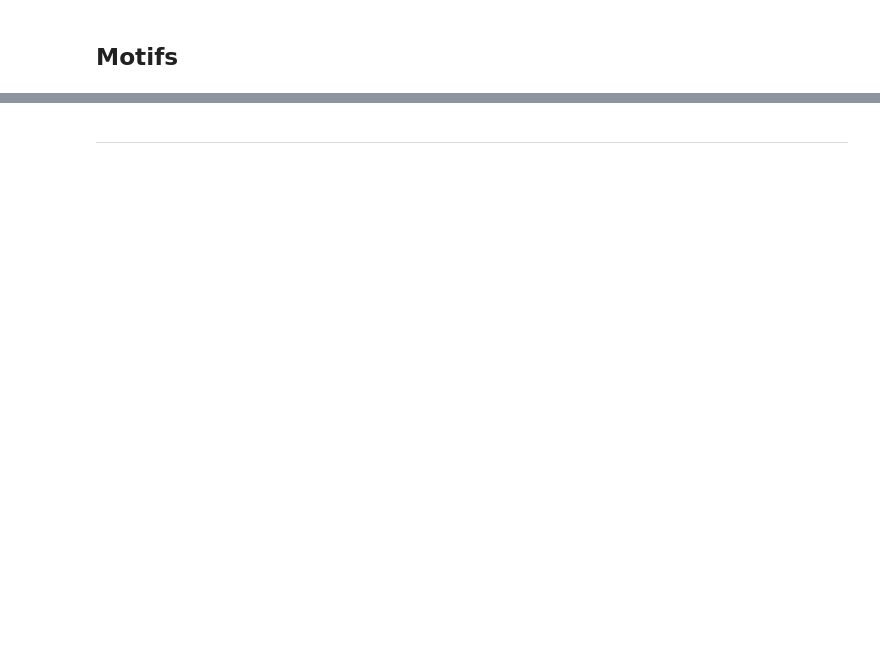
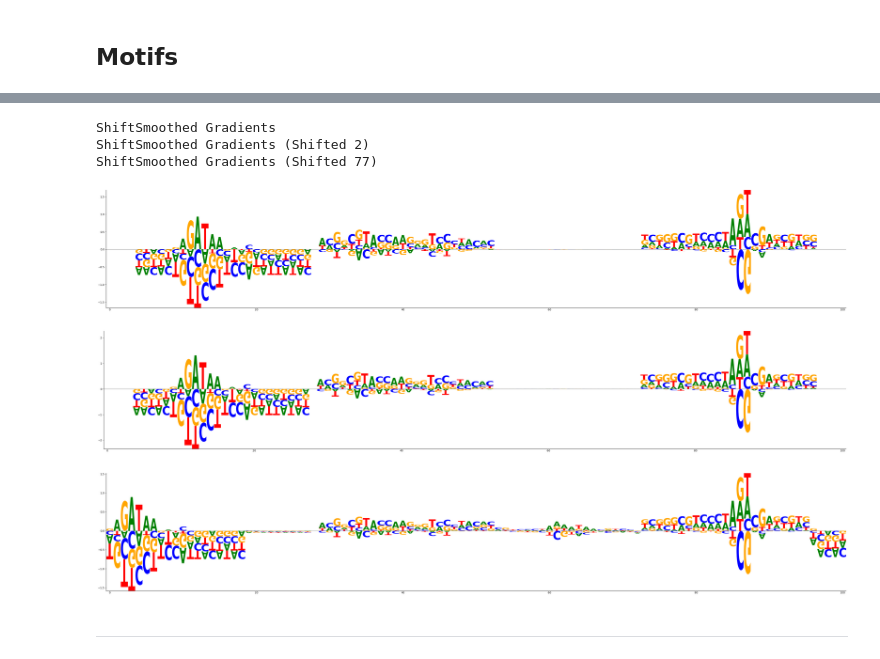
Before and after one commit to lab-rasool/TFBS, a Jupyter notebook: attributes.ipynb, the cells around one changed output, grey strips where cells are left out. Cells and saved outputs as stored; diff of their text form; code cells hidden in the pictures; blank space fills up the shorter version.

```diff
--- a/attributes.ipynb
+++ b/attributes.ipynb
@@ -197,2 +521,15 @@ dl_crp_df_logo = create_logo(attr_dl, figsize=[50, 8], scale_data=True)
+# %%
+print("ShiftSmoothed Gradients")
+shiftsmooth_crp_df_logo = create_logo(attr_shiftsmooth, figsize=[50, 8], scale_data=scale_data)
+for attr_shiftsmooth2, i in attr_shiftsmooths:
+    print(f"ShiftSmoothed Gradients (Shifted {i})")
+    shiftsmooth_crp_df_logo = create_logo(attr_shiftsmooth2, figsize=[50, 8], scale_data=scale_data)
+# %% [output]
+ShiftSmoothed Gradients
+ShiftSmoothed Gradients (Shifted 2)
+ShiftSmoothed Gradients (Shifted 77)
+[figure, added]
+[figure, added]
+[figure, added]
 # %% [markdown]
 ---
```
Also changed, not shown: parts of 15 cells of this notebook, 52 other files.
